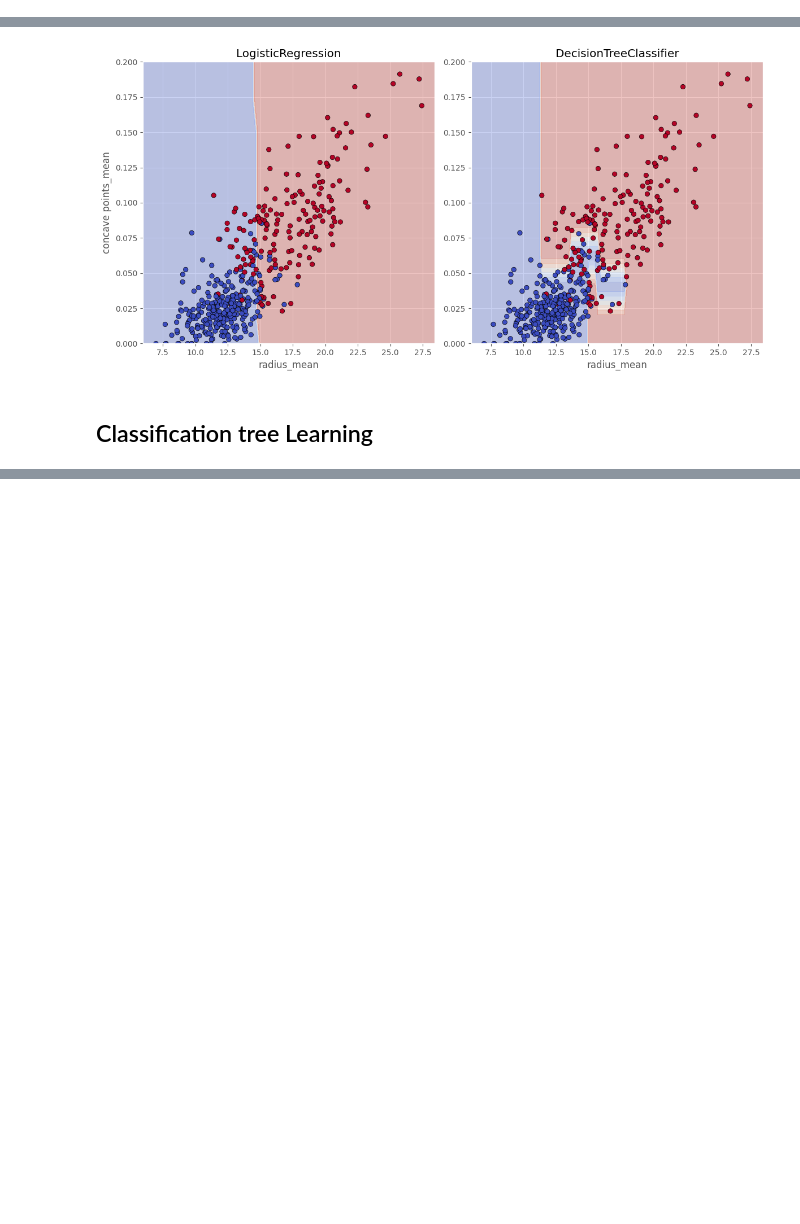
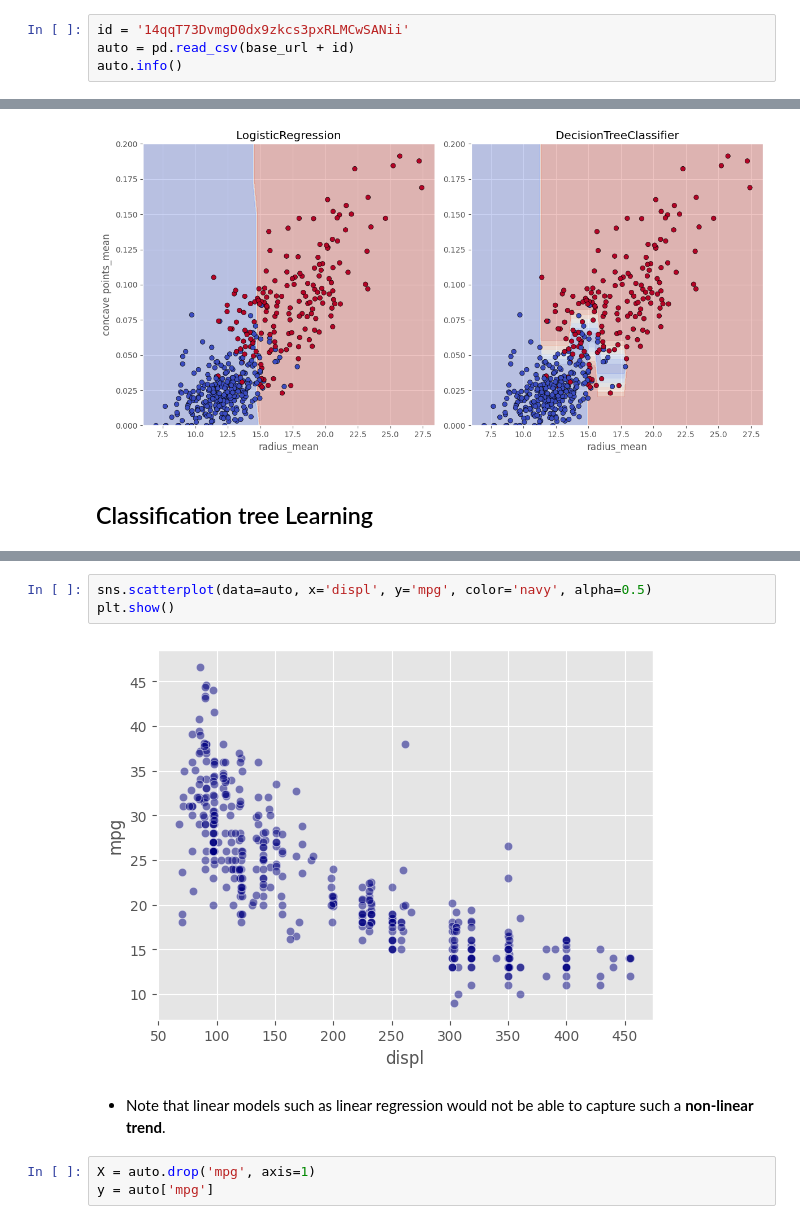
Before and after one commit to PaulToronto/DataCamp-Track---Machine-Learning-Scientist-in-Python, a Jupyter notebook: 6_1_Machine_Learning_with_Tree_Based_Models_in_Python_Classification_and_Regression_Trees.ipynb, the cells around one changed output, grey strips where cells are left out. Cells and saved outputs as stored; diff of their text form; blank space fills up the shorter version.

```diff
--- a/6_1_Machine_Learning_with_Tree_Based_Models_in_Python_Classification_and_Regression_Trees.ipynb
+++ b/6_1_Machine_Learning_with_Tree_Based_Models_in_Python_Classification_and_Regression_Trees.ipynb
@@ -48,0 +59,4 @@ memory usage: 146.8+ KB
+# %%
+id = '14qqT73DvmgD0dx9zkcs3pxRLMCwSANii'
+auto = pd.read_csv(base_url + id)
+auto.info()
@@ -304,0 +498,10 @@ plt.show()
+# %%
+sns.scatterplot(data=auto, x='displ', y='mpg', color='navy', alpha=0.5)
+plt.show()
+# %% [output]
+[figure, added]
+# %% [markdown]
+- Note that linear models such as linear regression would not be able to capture such a **non-linear trend**.
+# %%
+X = auto.drop('mpg', axis=1)
+y = auto['mpg']
```
Also changed, not shown: parts of 52 cells of this notebook.
